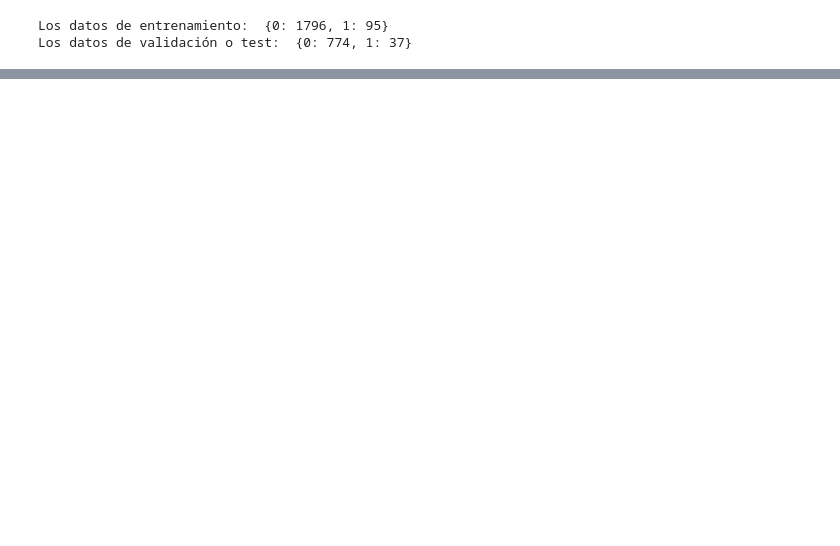
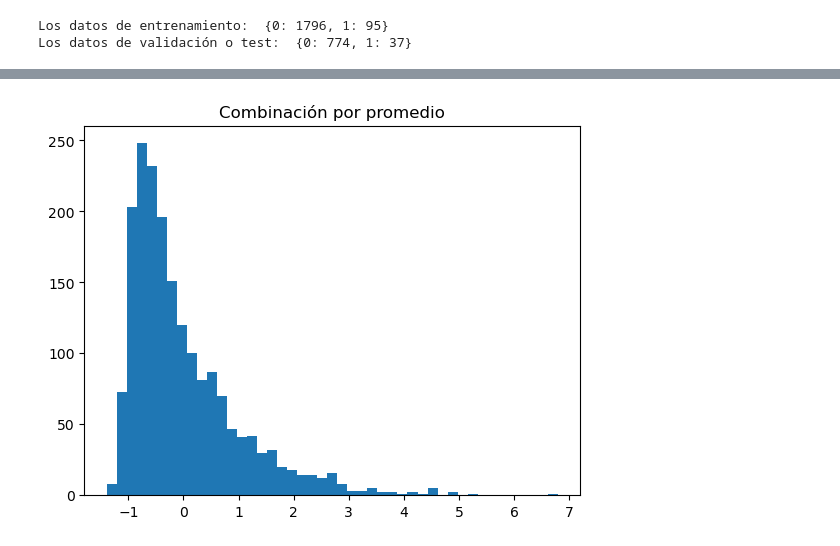
Before and after one commit to Ingenieco/dane, a Jupyter notebook: HBOS_emicron.ipynb, the cells around one changed output, grey strips where cells are left out. Saved outputs shown, nothing was run; the diff lists cells and outputs as text; code cells hidden in the pictures; blank space fills up the shorter version.

```diff
--- a/HBOS_emicron.ipynb
+++ b/HBOS_emicron.ipynb
@@ -141,0 +239,25 @@ plt.show()
+# %%
+# Estandarizando los datos
+
+X_train_norm, X_test_norm = standardizer(X_train, X_test)
+# Generando diez modelos HBOS por rangos de 5, 10, 15, 20, 25, 30, 50, 60, 70 y 100 bins
+# testando el rango de agrupaciones (binning)
+k_list = [5,10,15,20,25,30,50,60,75,100]
+n_clf = len(k_list)
+# Se crea un dataframe vacío para los datos de entrenamiento y de test para almacenar las predicciones. Habrá diez modelos por lo que el data frame tendrá 10 columnas
+#Almacenar los resultados
+train_scores = np.zeros([X_train.shape[0], n_clf])
+test_scores = np.zeros([X_test.shape[0], n_clf])
+
+# Modelando
+
+for i in range(n_clf):
+    k = k_list[i]
+    hbos = HBOS(n_bins = n_bins)
+    hbos.fit(X_train_norm)
+    # Almacenando los resultados en cada columna
+    train_scores[:, i] = hbos.decision_function(X_train_norm)
+    test_scores[:, i] = hbos.decision_function(X_test_norm)
+
+# Normzalizando los puntajes de decision después de combinarlos
+train_scores_norm, test_scores_norm = standardizer(train_scores, test_scores)
@@ -141,0 +280,10 @@ plt.show()
+# %%
+# El promedio de las predicciones de los 10 puntajes están en y_by_average abajo. Se crea esto en un histograma
+# El resultado "y_by_average" es una columna:
+Y_train_by_average = average(train_scores_norm)
+Y_test_by_average = average(test_scores_norm)
+plt.hist(Y_train_by_average, bins = 'auto')
+plt.title("Combinación por promedio")
+plt.show()
+# %% [output]
+[figure, added]
```
Also changed, not shown: parts of 24 cells of this notebook, 3 other files.
